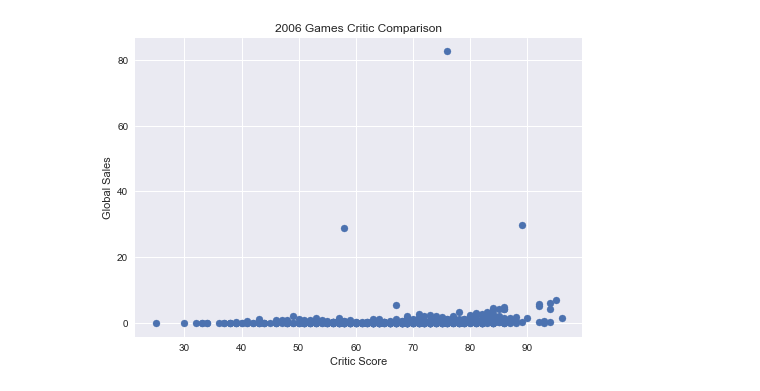
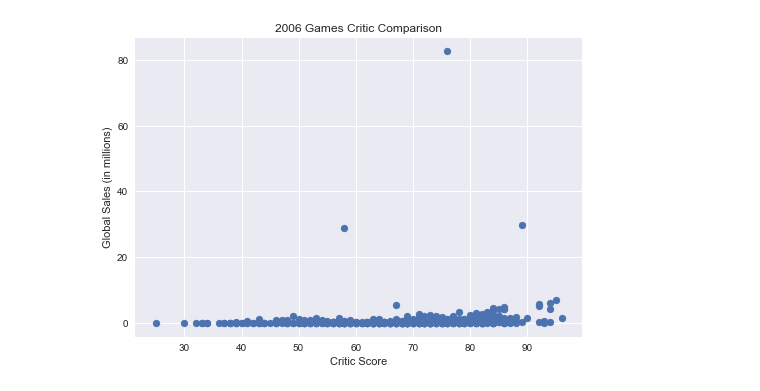
Before and after one commit to mcgvgc2514/Video-Game-Sale-Analysis, a Jupyter notebook: Data Cleaning/Final Analysis.ipynb, the cells around one changed output. Cells and saved outputs as stored; diff of their text form; code cells hidden in the pictures.

```diff
--- a/Data Cleaning/Final Analysis.ipynb
+++ b/Data Cleaning/Final Analysis.ipynb
@@ -80,20 +56,20 @@ GamesDF2006_Dropped_All
 # %%
 # Now, let's see what the plot looks like
 
 plt.scatter(GamesDF2006_Dropped_All.Critic_Score, GamesDF2006_Dropped_All.Global_Sales)
 plt.xlabel("Critic Score")
-plt.ylabel("Global Sales")
+plt.ylabel("Global Sales (in millions)")
 plt.title("2006 Games Critic Comparison")
 plt.show()
 
 # There appears to be a slight positive linear trend
 # However, the three outliers are very interesting
 # These three games are "Wii Sports", "New Super Mario Bros.", and "Wii Play"
 # Two of these games - "Wii Sports" and "Wii Play" - came bundled with the something else
 # "Wii Sports" came included with the Wii Console and "Wii Play" came included with the purchase of an extra Wii Remote
 # With this in mind, the sale of these games are directly parellel with the sale of wii consoles and - in some cases --
 # extra Wii Remotes
-# This is important for third party game developers/investors to be aware of, which is that game sales will increase -
-# if they come bundled with a gaming console
+# This is important for game developers/investors to be aware of, which is that game sales will drastically -
+# increase if they come bundled with a gaming console
 # %% [output]
-[figure, old version]
+[figure, new version]
```
Also changed, not shown: parts of 13 cells of this notebook.
